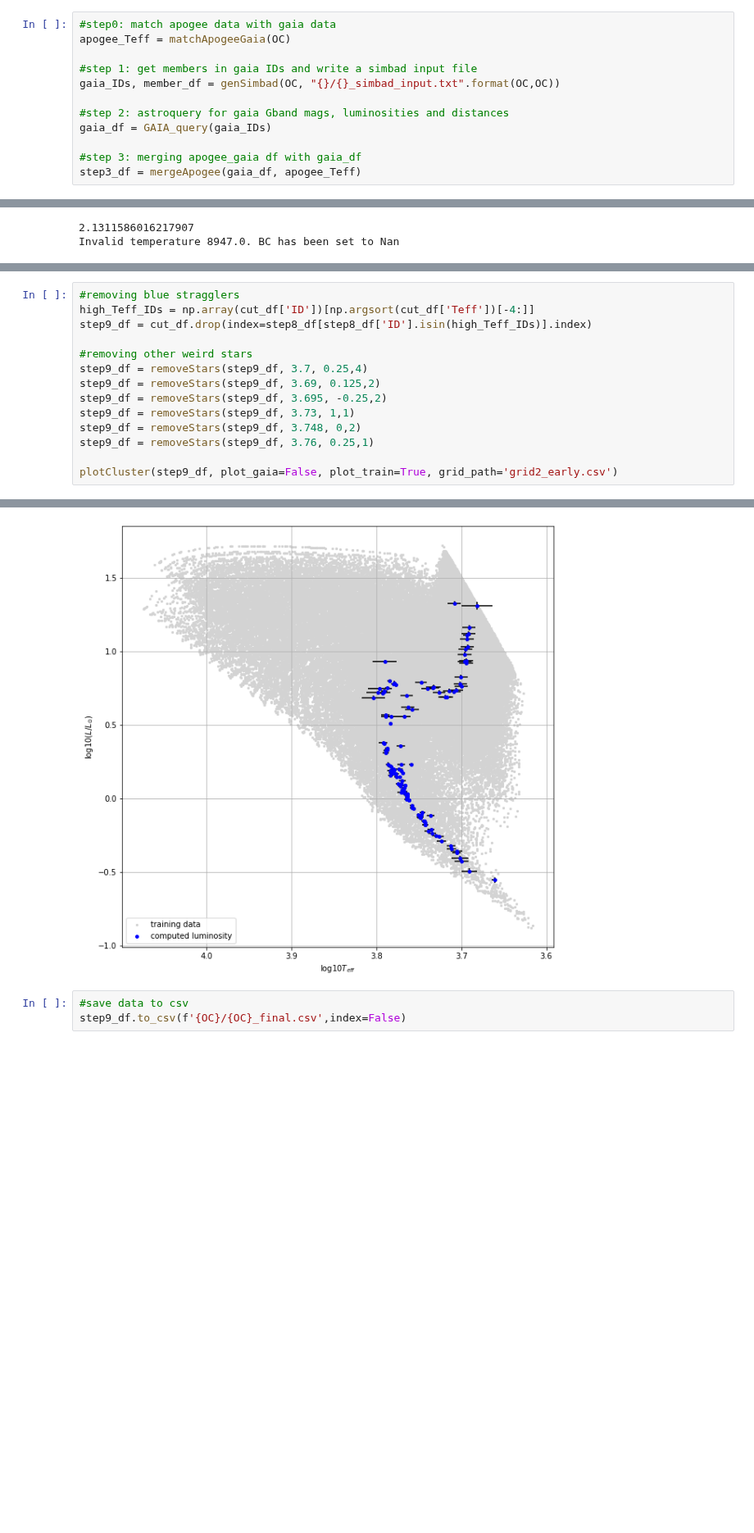
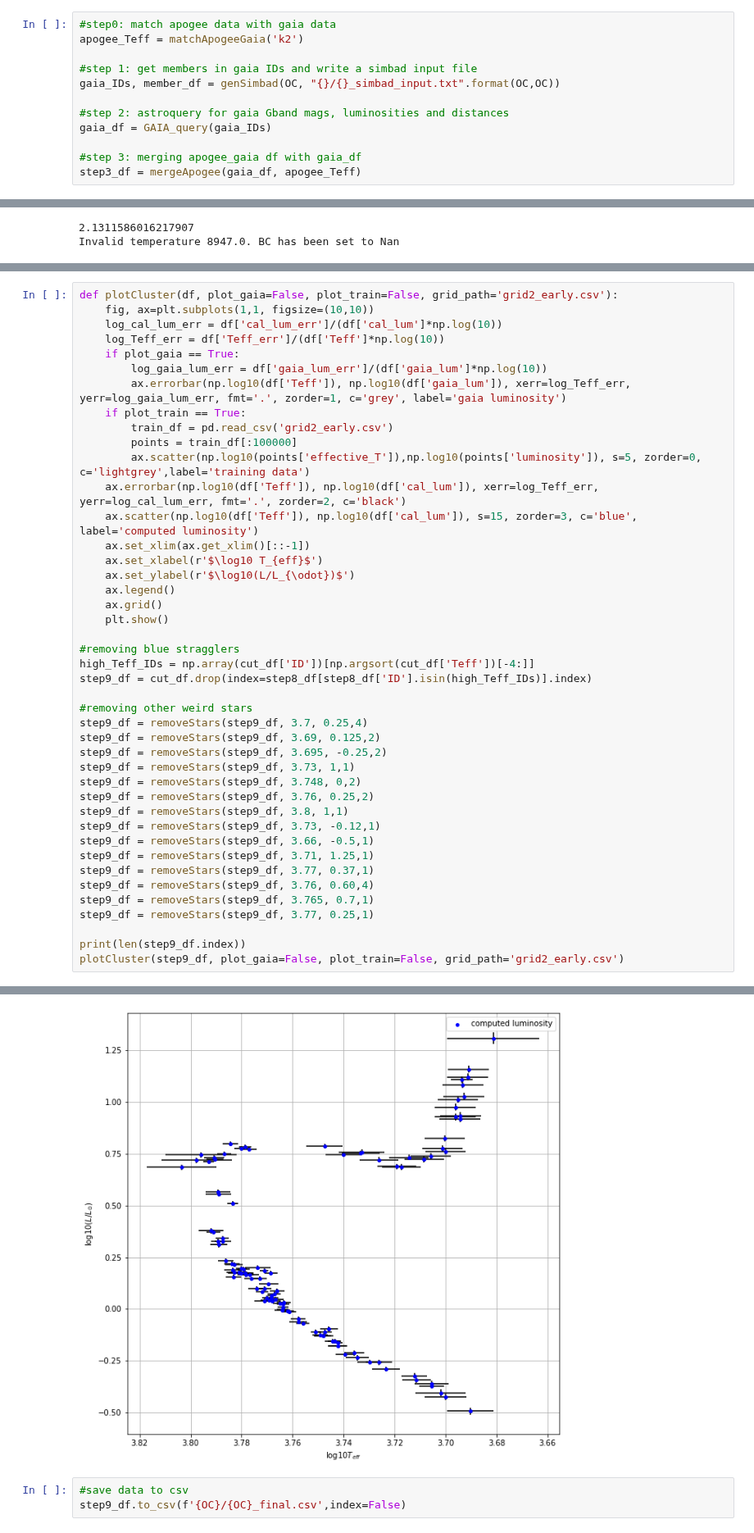
Before and after one commit to Harry-Westwood/Y4-Project-InterNeuralStellar, a Jupyter notebook: data_collection/NGC_2682/cluster_collect_NGC2682.ipynb, the cells around one changed output, grey strips where cells are left out. Shown at 82% size. Cells and saved outputs as stored; diff of their text form; blank space fills up the shorter version.

Commit message:
enforcing more aggressive star removal procedures - M67

```diff
--- a/data_collection/NGC_2682/cluster_collect_NGC2682.ipynb
+++ b/data_collection/NGC_2682/cluster_collect_NGC2682.ipynb
@@ -19,7 +19,7 @@ Created TAP+ (v1.2.1) - Connection:
 OC = 'NGC_2682'
 # %%
 #step0: match apogee data with gaia data
-apogee_Teff = matchApogeeGaia(OC)
+apogee_Teff = matchApogeeGaia('k2')
 
 #step 1: get members in gaia IDs and write a simbad input file
 gaia_IDs, member_df = genSimbad(OC, "{}/{}_simbad_input.txt".format(OC,OC))
@@ -243,6 +218,26 @@ plotCluster(cut_df, plot_gaia=True)
 # %% [output]
 [figure]
 # %%
+def plotCluster(df, plot_gaia=False, plot_train=False, grid_path='grid2_early.csv'):
+    fig, ax=plt.subplots(1,1, figsize=(10,10))
+    log_cal_lum_err = df['cal_lum_err']/(df['cal_lum']*np.log(10))
+    log_Teff_err = df['Teff_err']/(df['Teff']*np.log(10))
+    if plot_gaia == True:
+        log_gaia_lum_err = df['gaia_lum_err']/(df['gaia_lum']*np.log(10))
+        ax.errorbar(np.log10(df['Teff']), np.log10(df['gaia_lum']), xerr=log_Teff_err, yerr=log_gaia_lum_err, fmt='.', zorder=1, c='grey', label='gaia luminosity')
+    if plot_train == True:
+        train_df = pd.read_csv('grid2_early.csv')
+        points = train_df[:100000]
+        ax.scatter(np.log10(points['effective_T']),np.log10(points['luminosity']), s=5, zorder=0, c='lightgrey',label='training data')
+    ax.errorbar(np.log10(df['Teff']), np.log10(df['cal_lum']), xerr=log_Teff_err, yerr=log_cal_lum_err, fmt='.', zorder=2, c='black')
+    ax.scatter(np.log10(df['Teff']), np.log10(df['cal_lum']), s=15, zorder=3, c='blue', label='computed luminosity')
+    ax.set_xlim(ax.get_xlim()[::-1])
+    ax.set_xlabel(r'$\log10 T_{eff}$')
+    ax.set_ylabel(r'$\log10(L/L_{\odot})$')
+    ax.legend()
+    ax.grid()
+    plt.show()
+
 #removing blue stragglers
 high_Teff_IDs = np.array(cut_df['ID'])[np.argsort(cut_df['Teff'])[-4:]]
 step9_df = cut_df.drop(index=step8_df[step8_df['ID'].isin(high_Teff_IDs)].index)
@@ -253,7 +248,16 @@ step9_df = removeStars(step9_df, 3.69, 0.125,2)
 step9_df = removeStars(step9_df, 3.695, -0.25,2)
 step9_df = removeStars(step9_df, 3.73, 1,1)
 step9_df = removeStars(step9_df, 3.748, 0,2)
-step9_df = removeStars(step9_df, 3.76, 0.25,1)
+step9_df = removeStars(step9_df, 3.76, 0.25,2)
+step9_df = removeStars(step9_df, 3.8, 1,1)
+step9_df = removeStars(step9_df, 3.73, -0.12,1)
+step9_df = removeStars(step9_df, 3.66, -0.5,1)
+step9_df = removeStars(step9_df, 3.71, 1.25,1)
+step9_df = removeStars(step9_df, 3.77, 0.37,1)
+step9_df = removeStars(step9_df, 3.76, 0.60,4)
+step9_df = removeStars(step9_df, 3.765, 0.7,1)
+step9_df = removeStars(step9_df, 3.77, 0.25,1)
 
-plotCluster(step9_df, plot_gaia=False, plot_train=True, grid_path='grid2_early.csv')
+print(len(step9_df.index))
+plotCluster(step9_df, plot_gaia=False, plot_train=False, grid_path='grid2_early.csv')
 # %% [output]
@@ -260,4 +265,4 @@ plotCluster(step9_df, plot_gaia=False, plot_train=True, grid_path='grid2_early.c
-[figure, old version]
+[figure, new version]
 # %%
 #save data to csv
 step9_df.to_csv(f'{OC}/{OC}_final.csv',index=False)
```
Also changed, not shown: parts of 6 cells of this notebook, 1 other file.
